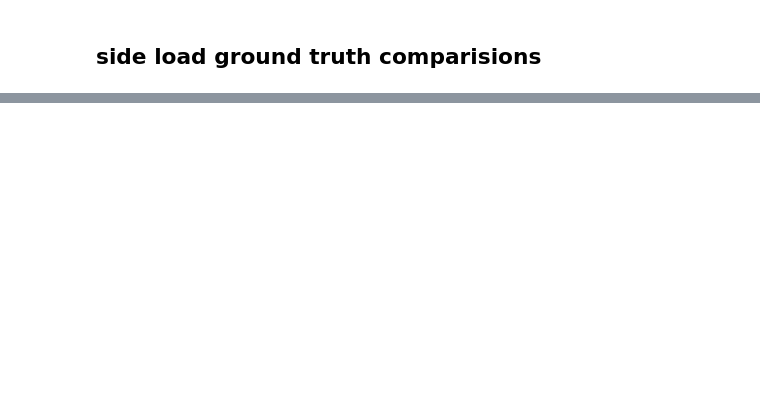
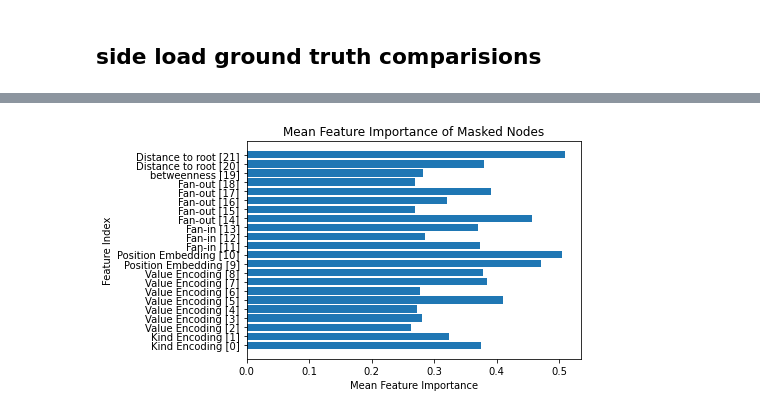
Before and after one commit to Gy-Hu/AIG2INV, a Jupyter notebook: utils/utils.ipynb, the cells around one changed output, grey strips where cells are left out. Cells and saved outputs as stored; diff of their text form; code cells hidden in the pictures; blank space fills up the shorter version.

```diff
--- a/utils/utils.ipynb
+++ b/utils/utils.ipynb
@@ -168,0 +179,55 @@ plt.show()
+# %%
+import numpy as np
+import matplotlib.pyplot as plt
+
+mean_feature_importance = np.array([0.374947, 0.32296842, 0.2627906, 0.28132135, 0.27235824, 0.41079497,
+ 0.27747044, 0.38448298, 0.37764075, 0.47072393, 0.5038246, 0.37386093,
+ 0.2848059, 0.36956352, 0.45604974, 0.26912755, 0.32067987, 0.39013413,
+ 0.2701648, 0.28285956, 0.3794835, 0.5099708])
+
+# Generate the y values (indices) for the horizontal bar chart
+y = np.arange(len(mean_feature_importance))
+
+# Plot the horizontal bar chart
+plt.barh(y, mean_feature_importance)
+
+# Set custom y-axis labels
+feature_labels = [
+    "Kind Encoding [0]",
+    "Kind Encoding [1]",
+    "Value Encoding [2]",
+    "Value Encoding [3]",
+    "Value Encoding [4]",
+    "Value Encoding [5]",
+    "Value Encoding [6]",
+    "Value Encoding [7]",
+    "Value Encoding [8]",
+    "Position Embedding [9]",
+    "Position Embedding [10]",
+    "Fan-in [11]",
+    "Fan-in [12]",
+    "Fan-in [13]",
+    "Fan-out [14]",
+    "Fan-out [15]",
+    "Fan-out [16]",
+    "Fan-out [17]",
+    "Fan-out [18]",
+    "betweenness [19]",
+    "Distance to root [20]",
+    "Distance to root [21]",
+]
+
+# Set y-axis tick labels
+plt.yticks(y, feature_labels)
+
+# Set x-axis and y-axis labels
+plt.xlabel("Mean Feature Importance")
+plt.ylabel("Feature Index")
+
+# Set the title
+plt.title("Mean Feature Importance of Masked Nodes")
+
+# Show the plot
+plt.show()
+# %% [output]
+[figure, added]
```
Also changed, not shown: parts of 5 cells of this notebook, 9 other files.
